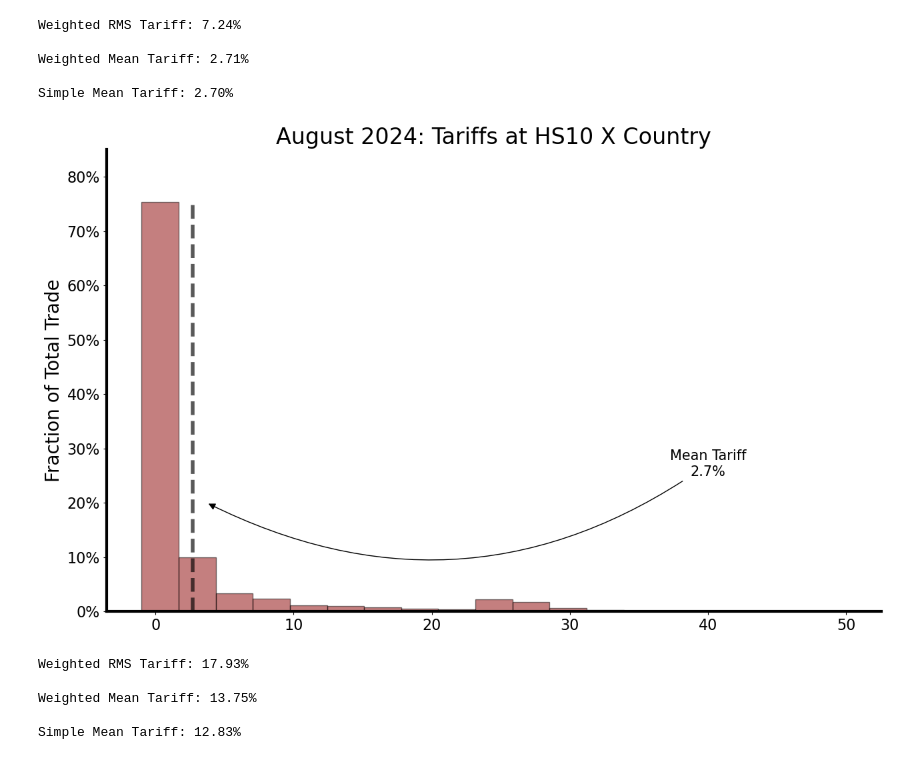
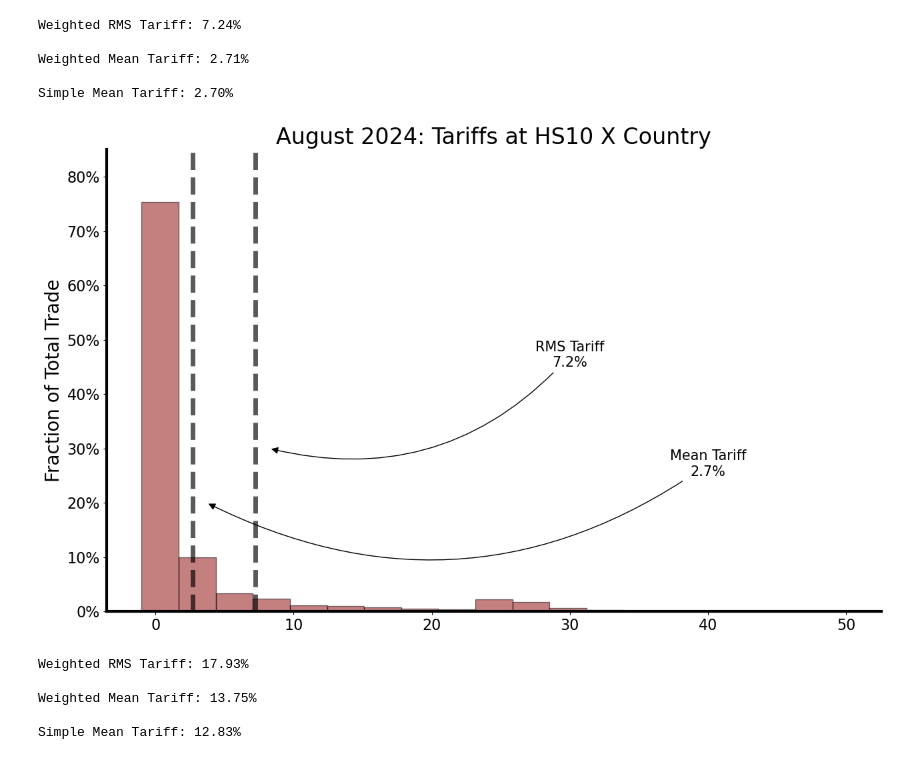
Before and after one commit to tradewartracker/how-restrictive-us-trade, a Jupyter notebook: TRI-all-country-altweights.ipynb, the cells around one changed output. Saved outputs shown, nothing was run; the diff lists cells and outputs as text; code cells hidden in the pictures.

```diff
--- a/TRI-all-country-altweights.ipynb
+++ b/TRI-all-country-altweights.ipynb
@@ -423,49 +397,49 @@ ax.tick_params(axis='y', labelsize=16)  # Change font size of y-axis tick labels
 ax.spines["right"].set_visible(False)
 
 ax.spines["top"].set_visible(False)
 
 ax.spines["left"].set_linewidth(3)
 
 ax.spines["bottom"].set_linewidth(3)
 
 # mediantariff = foo["applied_tariff"].median()
 
-# ax.vlines(mediantariff, 0, 0.75,
-#           linestyles= "dashed", color = "k", linewidth=4, alpha=0.65)
+ax.vlines(100*sqrtariff, 0, 0.85,
+          linestyles= "dashed", color = "k", linewidth=5, alpha=0.65)
 
-# ax.annotate("Median Tariff\n{:.1f}%".format(mediantariff),
-#             xy=(mediantariff+1, 0.3),
-#             xytext=(30, 0.45),
-#             arrowprops={
-#             "arrowstyle": "-|>", # This is stuff about the arrow
-#             "connectionstyle": "arc3,rad=-0.3",  # rad controls curve amount,  # Arc with arms
-#             "color": "black"},
-#             fontsize=15, color='black',
-#             ha='center')
+ax.annotate("RMS Tariff\n{:.1f}%".format(100*sqrtariff),
+            xy=(100*sqrtariff+1, 0.3),
+            xytext=(30, 0.45),
+            arrowprops={
+            "arrowstyle": "-|>", # This is stuff about the arrow
+            "connectionstyle": "arc3,rad=-0.3",  # rad controls curve amount,  # Arc with arms
+            "color": "black"},
+            fontsize=15, color='black',
+            ha='center')
 
 
-ax.vlines(100*meanweighted, 0, 0.75,
-          linestyles= "dashed", color = "k", linewidth=4, alpha=0.65)
+ax.vlines(100*meanweighted, 0, 0.85,
+          linestyles= "dashed", color = "k", linewidth=5, alpha=0.65)
 
 ax.annotate("Mean Tariff\n{:.1f}%".format(100*meanweighted),
             xy=(100*meanweighted+1, 0.20),
             xytext=(40, 0.25),
             arrowprops={
             "arrowstyle": "-|>", # This is stuff about the arrow
             "connectionstyle": "arc3,rad=-0.3",  # rad controls curve amount,  # Arc with arms
             "color": "black"},
             fontsize=15, color='black',
             ha='center')
 
 ax.set_ylim(top=0.85)
 
-# plt.savefig(figfile+"aug2025-histogram.png", bbox_inches = "tight")
+# plt.savefig(figfile+"aug2024-histogram.png", bbox_inches = "tight")
 
-# plt.savefig(figfile+"aug2025-histogram.pdf", bbox_inches = "tight")
+# plt.savefig(figfile+"aug2024-histogram.pdf", bbox_inches = "tight")
 
 plt.show()
 # %% [output]
-[figure, old version]
+[figure, new version]
 # %%
 bigdf = process_countries_for_date(country_list, "2025-02", weight_year="2024", selected_country="CHINA")
 
```
Also changed, not shown: parts of 8 cells of this notebook.
